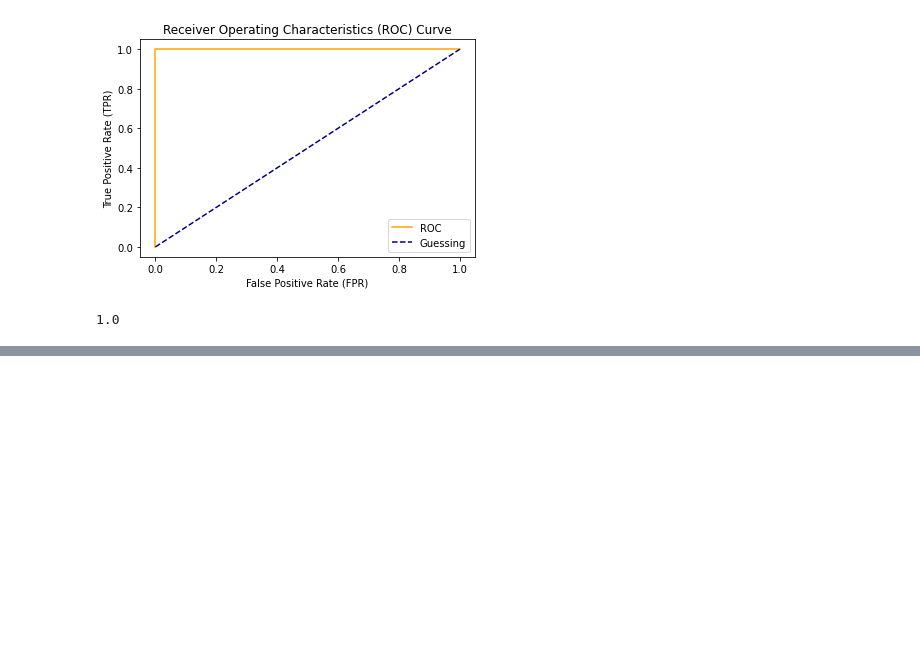
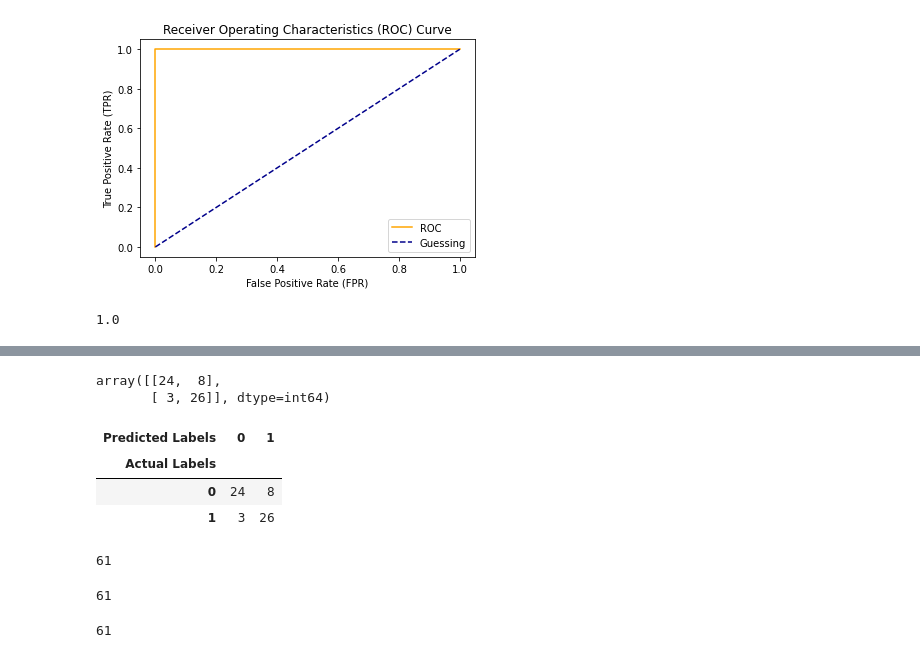
Before and after one commit to edwardsmoses/first-machine-learning-project, a Jupyter notebook: introduction-to-scikit-learn.ipynb, the cells around one changed output, grey strips where cells are left out. Drawn from its saved outputs; the diff is of its cells as text; code cells hidden in the pictures; blank space fills up the shorter version.

```diff
--- a/introduction-to-scikit-learn.ipynb
+++ b/introduction-to-scikit-learn.ipynb
@@ -1754,0 +1758,30 @@ roc_auc_score(y_test, y_test)
+# %%
+from sklearn.metrics import confusion_matrix
+
+y_preds = clf.predict(X_test)
+
+confusion_matrix(y_test, y_preds)
+# %% [output]
+array([[24,  8],
+       [ 3, 26]], dtype=int64)
+# %%
+# Visualize the COnfusion matrix with pd.crosstab
+
+pd.crosstab(y_test, y_preds, rownames=["Actual Labels"],colnames=["Predicted Labels"])
+# %% [output]
+| Predicted Labels | 0 | 1 |
+| Actual Labels |  |  |
+| 0 | 24 | 8 |
+| 1 | 3 | 26 |
+# %%
+22 + 7 + 8 + 24
+# %% [output]
+61
+# %%
+len(y_preds)
+# %% [output]
+61
+# %%
+24 + 8 + 3 +26
+# %% [output]
+61
```
Also changed, not shown: parts of 19 cells of this notebook, 1 other file.
